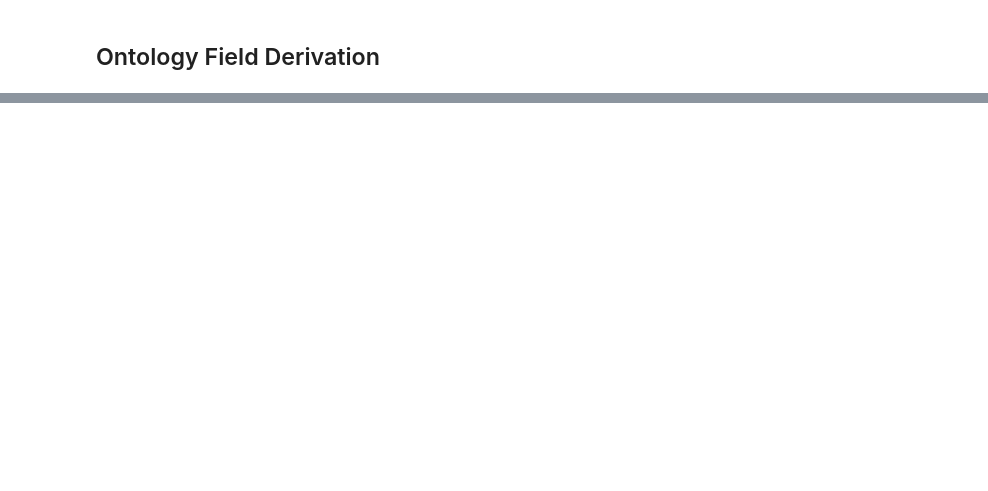
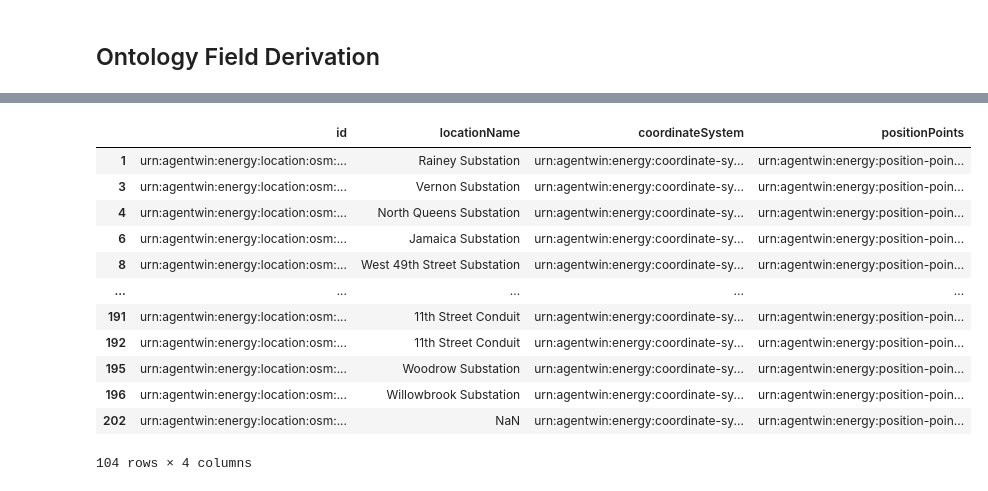
Before and after one commit to HenriKCorrea/agentwin-dataset, a Jupyter notebook: notebooks/substations.ipynb, the cells around one changed output, grey strips where cells are left out. Cells and saved outputs as stored; diff of their text form; code cells hidden in the pictures; blank space fills up the shorter version.

```diff
--- a/notebooks/substations.ipynb
+++ b/notebooks/substations.ipynb
@@ -353,0 +272,30 @@ substations_dtwin["mRID"] = "osm:substation:" + substations["id"].astype(str)
+# %%
+location_dtwin = substations.assign(
+    id=substations["location_id"],
+    locationName=substations["name"],
+    coordinateSystem=substations["coordinate_system_id"],
+    positionPoints=substations["position_point_id"]
+)[
+    [
+        "id",
+        "locationName",
+        "coordinateSystem",
+        "positionPoints"
+    ]
+]
+
+location_dtwin
+# %% [output]
+|  | id | locationName | coordinateSystem | positionPoints |
+| 1 | urn:agentwin:energy:location:osm:... | Rainey Substation | urn:agentwin:energy:coordinate-sy... | urn:agentwin:energy:position-poin... |
+| 3 | urn:agentwin:energy:location:osm:... | Vernon Substation | urn:agentwin:energy:coordinate-sy... | urn:agentwin:energy:position-poin... |
+| 4 | urn:agentwin:energy:location:osm:... | North Queens Substation | urn:agentwin:energy:coordinate-sy... | urn:agentwin:energy:position-poin... |
+| 6 | urn:agentwin:energy:location:osm:... | Jamaica Substation | urn:agentwin:energy:coordinate-sy... | urn:agentwin:energy:position-poin... |
+| 8 | urn:agentwin:energy:location:osm:... | West 49th Street Substation | urn:agentwin:energy:coordinate-sy... | urn:agentwin:energy:position-poin... |
+| ... | ... | ... | ... | ... |
+| 191 | urn:agentwin:energy:location:osm:... | 11th Street Conduit | urn:agentwin:energy:coordinate-sy... | urn:agentwin:energy:position-poin... |
+| 192 | urn:agentwin:energy:location:osm:... | 11th Street Conduit | urn:agentwin:energy:coordinate-sy... | urn:agentwin:energy:position-poin... |
+| 195 | urn:agentwin:energy:location:osm:... | Woodrow Substation | urn:agentwin:energy:coordinate-sy... | urn:agentwin:energy:position-poin... |
+| 196 | urn:agentwin:energy:location:osm:... | Willowbrook Substation | urn:agentwin:energy:coordinate-sy... | urn:agentwin:energy:position-poin... |
+| 202 | urn:agentwin:energy:location:osm:... | NaN | urn:agentwin:energy:coordinate-sy... | urn:agentwin:energy:position-poin... |
+104 rows × 4 columns
```
Also changed, not shown: parts of 6 cells of this notebook, 2 other files.
